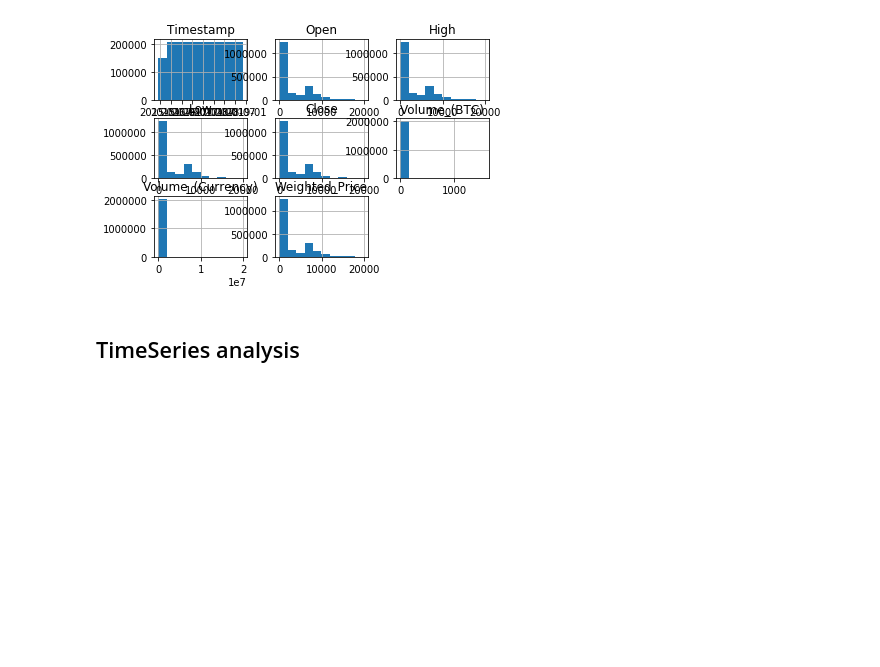
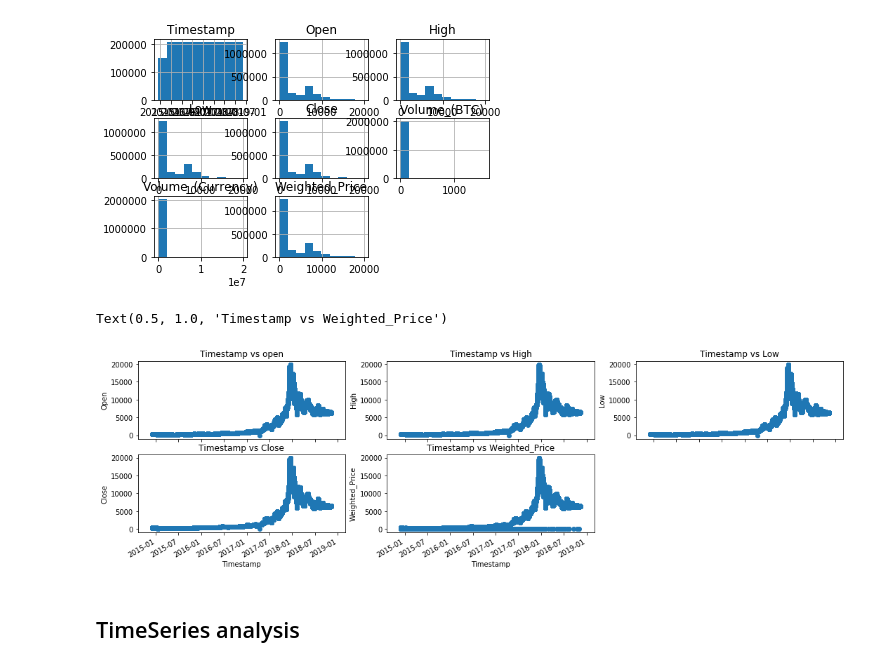
Before and after one commit to BasantHussein/Bitcoin-Time-Series-Forecasting, a Jupyter notebook: BitcoinTimeSeriesForecasting.ipynb, the cells around one changed output. Saved outputs shown, nothing was run; the diff lists cells and outputs as text; code cells hidden in the pictures; blank space fills up the shorter version.

Commit message:
added data visualization part

```diff
--- a/BitcoinTimeSeriesForecasting.ipynb
+++ b/BitcoinTimeSeriesForecasting.ipynb
@@ -177,5 +182,57 @@ array([[<matplotlib.axes._subplots.AxesSubplot object at 0x...>,
         <matplotlib.axes._subplots.AxesSubplot object at 0x...>]],
       dtype=object)
 [figure]
+# %%
+# figure size
+plt.figure(figsize = [18, 5])
+
+# open plot
+plt.subplot(2, 3, 1)
+plt.scatter(df.Timestamp,df.Open)
+# beautify the x-labels
+plt.gcf().autofmt_xdate()
+plt.xlabel('Timestamp')
+plt.ylabel('Open')
+plt.title('Timestamp vs open')
+
+# High plot
+plt.subplot(2, 3, 2)
+plt.scatter(df.Timestamp,df.High)
+# beautify the x-labels
+plt.gcf().autofmt_xdate()
+plt.xlabel('Timestamp')
+plt.ylabel('High')
+plt.title('Timestamp vs High')
+
+# Low plot
+plt.subplot(2, 3, 3)
+plt.scatter(df.Timestamp,df.Low)
+# beautify the x-labels
+plt.gcf().autofmt_xdate()
+plt.xlabel('Timestamp')
+plt.ylabel('Low')
+plt.title('Timestamp vs Low')
+
+# Close plot
+plt.subplot(2, 3, 4)
+plt.scatter(df.Timestamp,df.Close)
+# beautify the x-labels
+plt.gcf().autofmt_xdate()
+plt.xlabel('Timestamp')
+plt.ylabel('Close')
+plt.title('Timestamp vs Close')
+
+
+# Weighted_Price plot
+plt.subplot(2, 3, 5)
+plt.scatter(df.Timestamp,df.Weighted_Price)
+# beautify the x-labels
+plt.gcf().autofmt_xdate()
+plt.xlabel('Timestamp')
+plt.ylabel('Weighted_Price')
+plt.title('Timestamp vs Weighted_Price')
+# %% [output]
+Text(0.5, 1.0, 'Timestamp vs Weighted_Price')
+[figure, added]
 # %% [markdown]
 ## TimeSeries analysis
```
Also changed, not shown: parts of 2 cells of this notebook.
